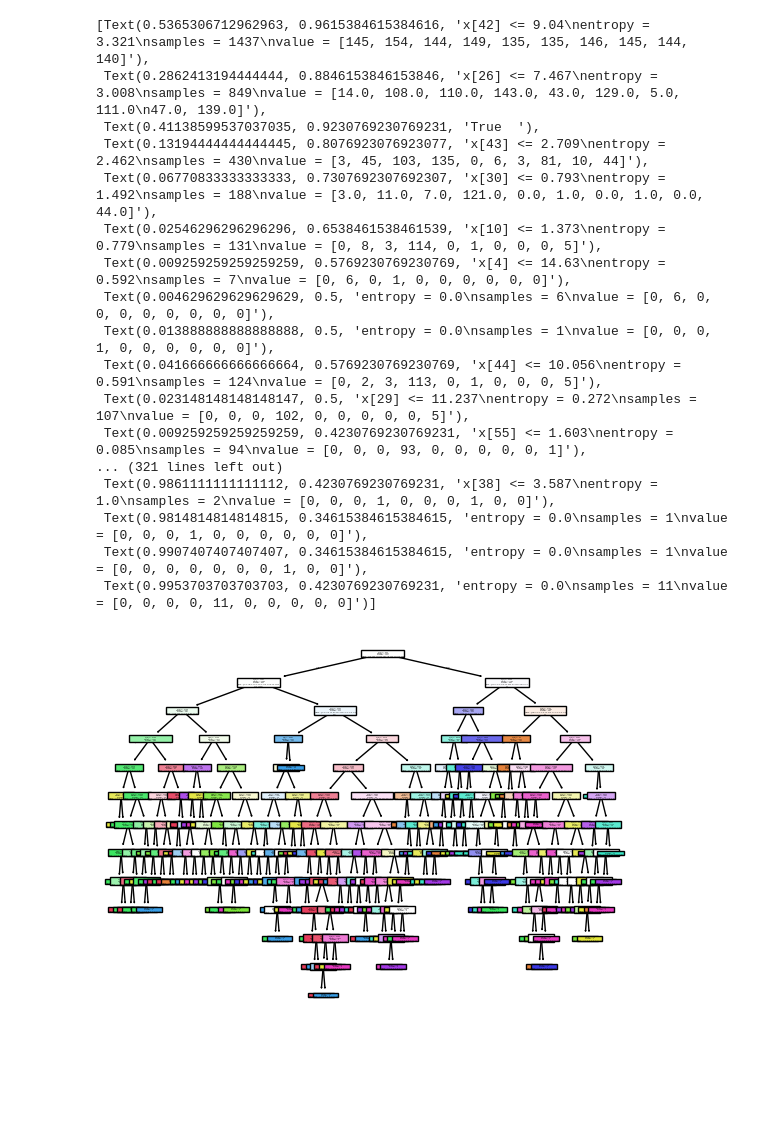
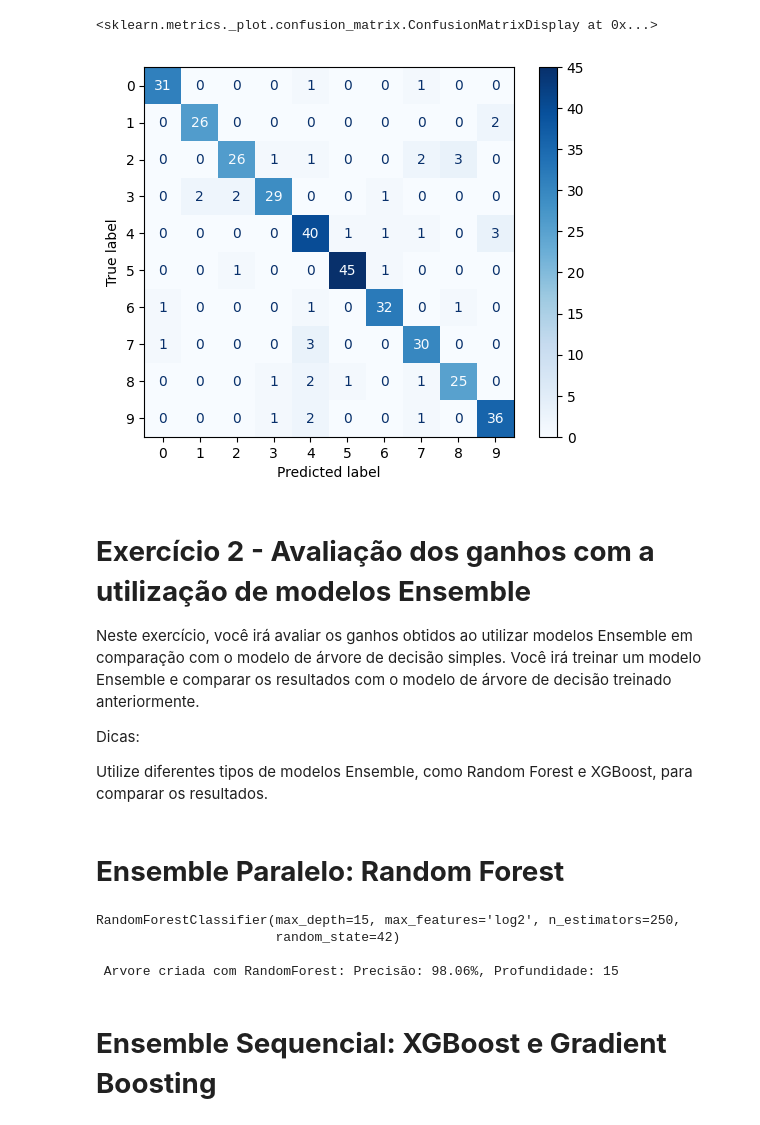
Before and after one commit to patriciapampanelli/mba-deeplearning-iad-006-2024-public, a Jupyter notebook: notebooks/IAD006_Arvores_Ensembles.ipynb, the cells around one changed output. Saved outputs shown, nothing was run; the diff lists cells and outputs as text; code cells hidden in the pictures; blank space fills up the shorter version.

```diff
--- a/notebooks/IAD006_Arvores_Ensembles.ipynb
+++ b/notebooks/IAD006_Arvores_Ensembles.ipynb
@@ -55,21 +77,38 @@ Arvore criada: Precisão: 90.83%, Profundidade: 12
-# %%
-tree.plot_tree(clf, filled=True)
-# %% [output]
-[Text(0.5365306712962963, 0.9615384615384616, 'x[42] <= 9.04\nentropy = 3.321\nsamples = 1437\nvalue = [145, 154, 144, 149, 135, 135, 146, 145, 144, 140]'),
- Text(0.2862413194444444, 0.8846153846153846, 'x[26] <= 7.467\nentropy = 3.008\nsamples = 849\nvalue = [14.0, 108.0, 110.0, 143.0, 43.0, 129.0, 5.0, 111.0\n47.0, 139.0]'),
- Text(0.41138599537037035, 0.9230769230769231, 'True  '),
- Text(0.13194444444444445, 0.8076923076923077, 'x[43] <= 2.709\nentropy = 2.462\nsamples = 430\nvalue = [3, 45, 103, 135, 0, 6, 3, 81, 10, 44]'),
- Text(0.06770833333333333, 0.7307692307692307, 'x[30] <= 0.793\nentropy = 1.492\nsamples = 188\nvalue = [3.0, 11.0, 7.0, 121.0, 0.0, 1.0, 0.0, 1.0, 0.0, 44.0]'),
- Text(0.02546296296296296, 0.6538461538461539, 'x[10] <= 1.373\nentropy = 0.779\nsamples = 131\nvalue = [0, 8, 3, 114, 0, 1, 0, 0, 0, 5]'),
- Text(0.009259259259259259, 0.5769230769230769, 'x[4] <= 14.63\nentropy = 0.592\nsamples = 7\nvalue = [0, 6, 0, 1, 0, 0, 0, 0, 0, 0]'),
- Text(0.004629629629629629, 0.5, 'entropy = 0.0\nsamples = 6\nvalue = [0, 6, 0, 0, 0, 0, 0, 0, 0, 0]'),
- Text(0.013888888888888888, 0.5, 'entropy = 0.0\nsamples = 1\nvalue = [0, 0, 0, 1, 0, 0, 0, 0, 0, 0]'),
- Text(0.041666666666666664, 0.5769230769230769, 'x[44] <= 10.056\nentropy = 0.591\nsamples = 124\nvalue = [0, 2, 3, 113, 0, 1, 0, 0, 0, 5]'),
- Text(0.023148148148148147, 0.5, 'x[29] <= 11.237\nentropy = 0.272\nsamples = 107\nvalue = [0, 0, 0, 102, 0, 0, 0, 0, 0, 5]'),
- Text(0.009259259259259259, 0.4230769230769231, 'x[55] <= 1.603\nentropy = 0.085\nsamples = 94\nvalue = [0, 0, 0, 93, 0, 0, 0, 0, 0, 1]'),
-... (321 lines left out)
- Text(0.9861111111111112, 0.4230769230769231, 'x[38] <= 3.587\nentropy = 1.0\nsamples = 2\nvalue = [0, 0, 0, 1, 0, 0, 0, 1, 0, 0]'),
- Text(0.9814814814814815, 0.34615384615384615, 'entropy = 0.0\nsamples = 1\nvalue = [0, 0, 0, 1, 0, 0, 0, 0, 0, 0]'),
- Text(0.9907407407407407, 0.34615384615384615, 'entropy = 0.0\nsamples = 1\nvalue = [0, 0, 0, 0, 0, 0, 0, 1, 0, 0]'),
- Text(0.9953703703703703, 0.4230769230769231, 'entropy = 0.0\nsamples = 11\nvalue = [0, 0, 0, 0, 11, 0, 0, 0, 0, 0]')]
-[figure, removed]
+# %%
+# Plot da confusion matrix
+ConfusionMatrixDisplay.from_predictions(y_test, y_pred, cmap=plt.cm.Blues, normalize=None)
+# %% [output]
+<sklearn.metrics._plot.confusion_matrix.ConfusionMatrixDisplay at 0x...>
+[figure, added]
+# %% [markdown]
+# **Exercício 2 - Avaliação dos ganhos com a utilização de modelos Ensemble**
+Neste exercício, você irá avaliar os ganhos obtidos ao utilizar modelos Ensemble em comparação com o modelo de árvore de decisão simples. Você irá treinar um modelo Ensemble e comparar os resultados com o modelo de árvore de decisão treinado anteriormente.
+
+Dicas:
+
+Utilize diferentes tipos de modelos Ensemble, como Random Forest e XGBoost, para comparar os resultados.
+# %% [markdown]
+# **Ensemble Paralelo: Random Forest**
+# %%
+# Testa varios parametros da Decision Tree usando GridSearchCV
+parametros = [{'n_estimators': [10, 50, 100, 250], 'max_depth': [None, 5, 10, 15], 'max_features': ['sqrt', 'log2', None]}]
+
+dtree_gscv = GridSearchCV(RandomForestClassifier(random_state=42), parametros, cv=5)
+dtree_gscv.fit(X_train, y_train)
+
+print(dtree_gscv.best_estimator_)
+
+best_model = dtree_gscv.best_estimator_
+# Prever as classes para o conjunto de teste
+y_pred = best_model.predict(X_test)
+# Imprimir a precisão da Decision Tree
+print(f"\n Arvore criada com RandomForest: Precisão: {best_model.score(X_test, y_test):.2%}, Profundidade: {best_model.max_depth}")
+
+modelo_para_exportar = best_model
+# %% [output]
+RandomForestClassifier(max_depth=15, max_features='log2', n_estimators=250,
+                       random_state=42)
+
+ Arvore criada com RandomForest: Precisão: 98.06%, Profundidade: 15
+# %% [markdown]
+# **Ensemble Sequencial: XGBoost e Gradient Boosting**
```
Also changed, not shown: parts of 17 cells of this notebook, 2 other files.
